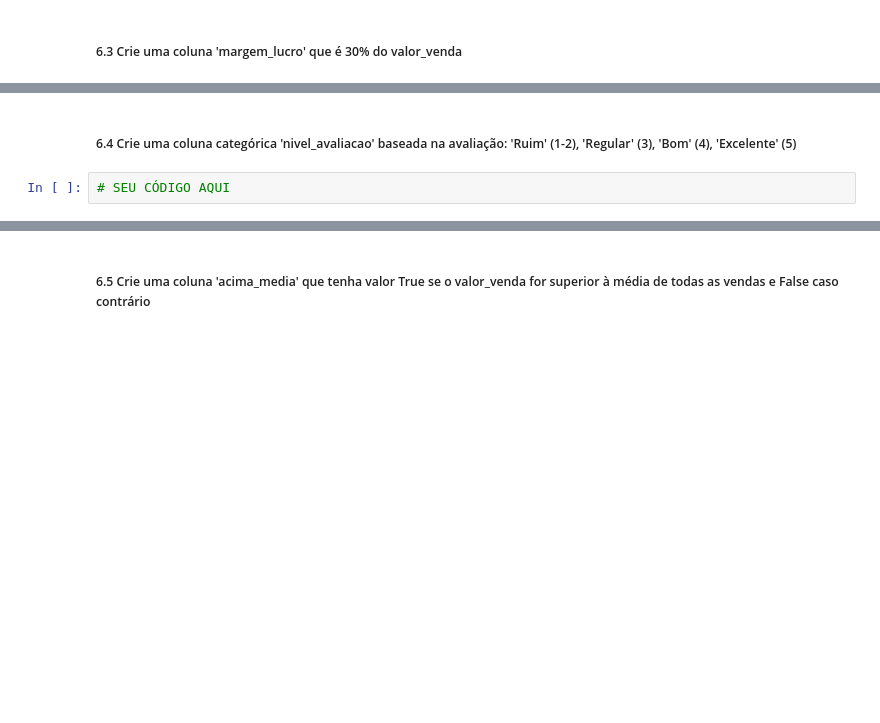
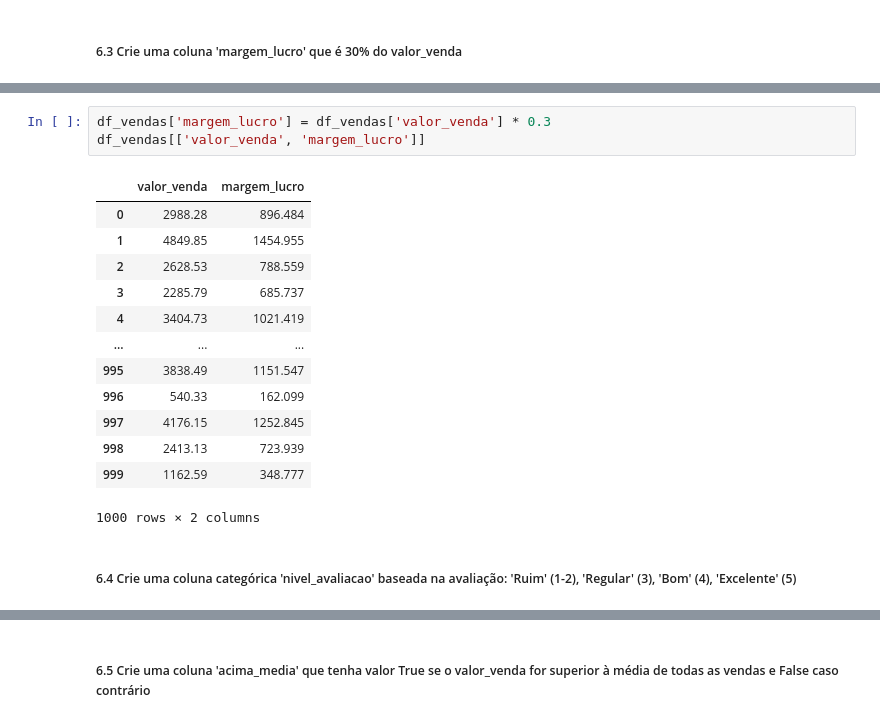
Before and after one commit to nxgleo/Notebook-lads, a Jupyter notebook: desafio_2_etapa.ipynb, the cells around one changed output, grey strips where cells are left out. Cells and saved outputs as stored; diff of their text form; blank space fills up the shorter version.

```diff
--- a/desafio_2_etapa.ipynb
+++ b/desafio_2_etapa.ipynb
@@ -1184,4 +1228,19 @@ Dica: use o atributo .dt.dayofweek (0-4 para dias da semana, 5-6 para fim de sem
+# %%
+df_vendas['margem_lucro'] = df_vendas['valor_venda'] * 0.3
+df_vendas[['valor_venda', 'margem_lucro']]
+# %% [output]
+|  | valor_venda | margem_lucro |
+| 0 | 2988.28 | 896.484 |
+| 1 | 4849.85 | 1454.955 |
+| 2 | 2628.53 | 788.559 |
+| 3 | 2285.79 | 685.737 |
+| 4 | 3404.73 | 1021.419 |
+| ... | ... | ... |
+| 995 | 3838.49 | 1151.547 |
+| 996 | 540.33 | 162.099 |
+| 997 | 4176.15 | 1252.845 |
+| 998 | 2413.13 | 723.939 |
+| 999 | 1162.59 | 348.777 |
+1000 rows × 2 columns
 # %% [markdown]
 ##### 6.4 Crie uma coluna categórica 'nivel_avaliacao' baseada na avaliação: 'Ruim' (1-2), 'Regular' (3), 'Bom' (4), 'Excelente' (5)
-# %%
-# SEU CÓDIGO AQUI
```
Also changed, not shown: parts of 14 cells of this notebook.
